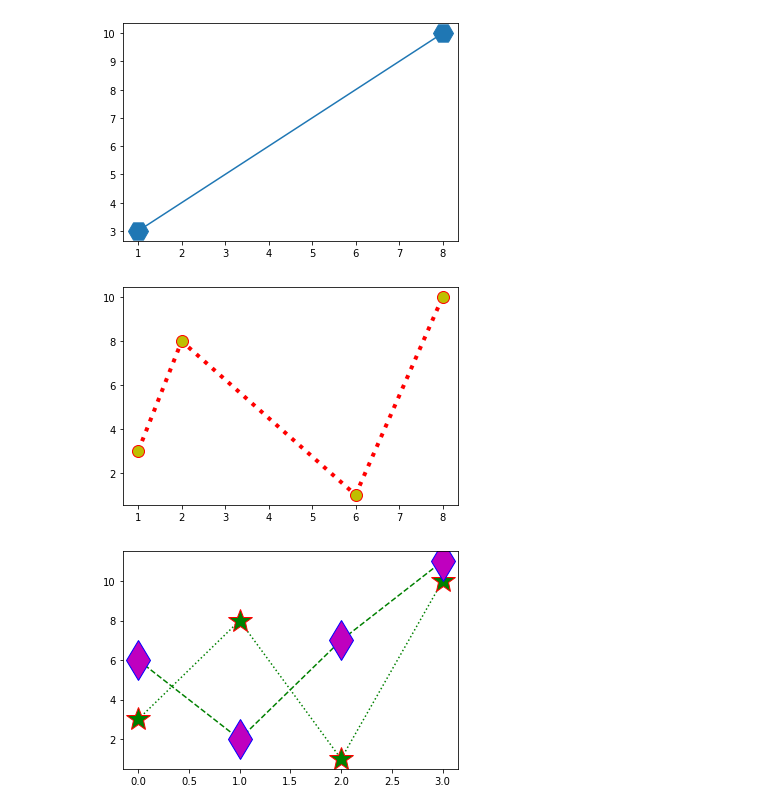
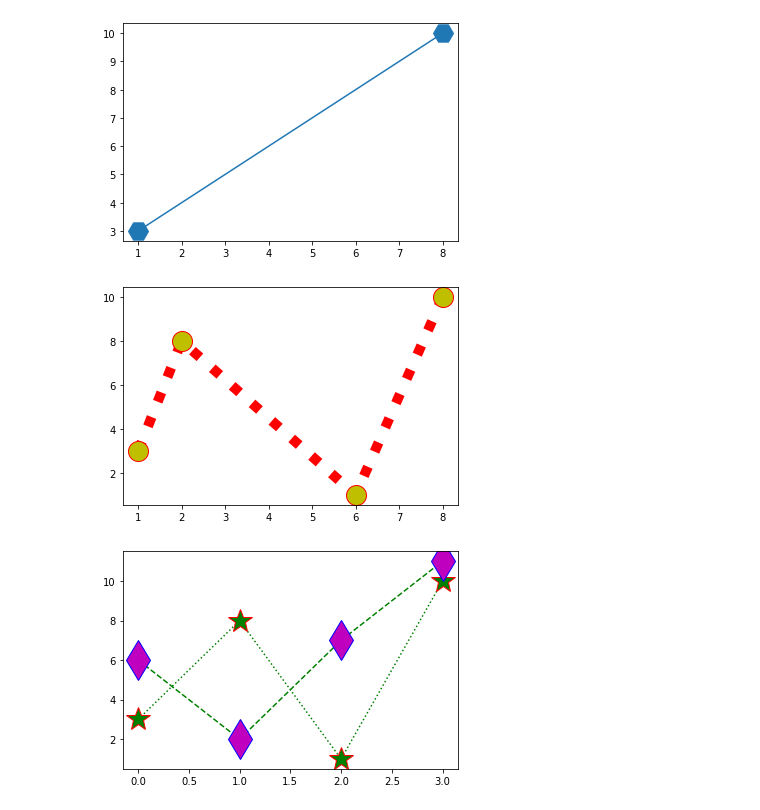
Before and after one commit to DivyModi07/Python, a Jupyter notebook: Unit-10 Matplotlib Theory.ipynb, the cells around one changed output. Cells and saved outputs as stored; diff of their text form; code cells hidden in the pictures.

```diff
--- a/Unit-10 Matplotlib Theory.ipynb
+++ b/Unit-10 Matplotlib Theory.ipynb
@@ -13,17 +44,17 @@ plt.show()
 # %%
 import matplotlib.pyplot as plt
 import numpy as np
 
 xpoints=np.array([1,2,6,8])
 ypoints=np.array([3,8,1,10])
 # plt.plot(xpoints,ypoints,'o') # 'o' gives 2 pts and its known as marker
 # plt.plot(xpoints,ypoints,marker='o',ms=7,linestyle="--",color="r")
 # plt.plot(xpoints,ypoints,'o:r')
-plt.plot(xpoints,ypoints,marker='o',ls="dotted",ms='12',mec='r',mfc='y',c='r',lw='4')
+plt.plot(xpoints,ypoints,marker='o',ls="dotted",ms='20',mec='r',mfc='y',c='r',lw='10')
 # if x/y-points not given then by-default it will take x-axis as 0,1,2,3
 plt.show()
 # %% [output]
-[figure, old version]
+[figure, new version]
 # %%
 import matplotlib.pyplot as plt
 import numpy as np
```
Also changed, not shown: parts of 17 cells of this notebook.
